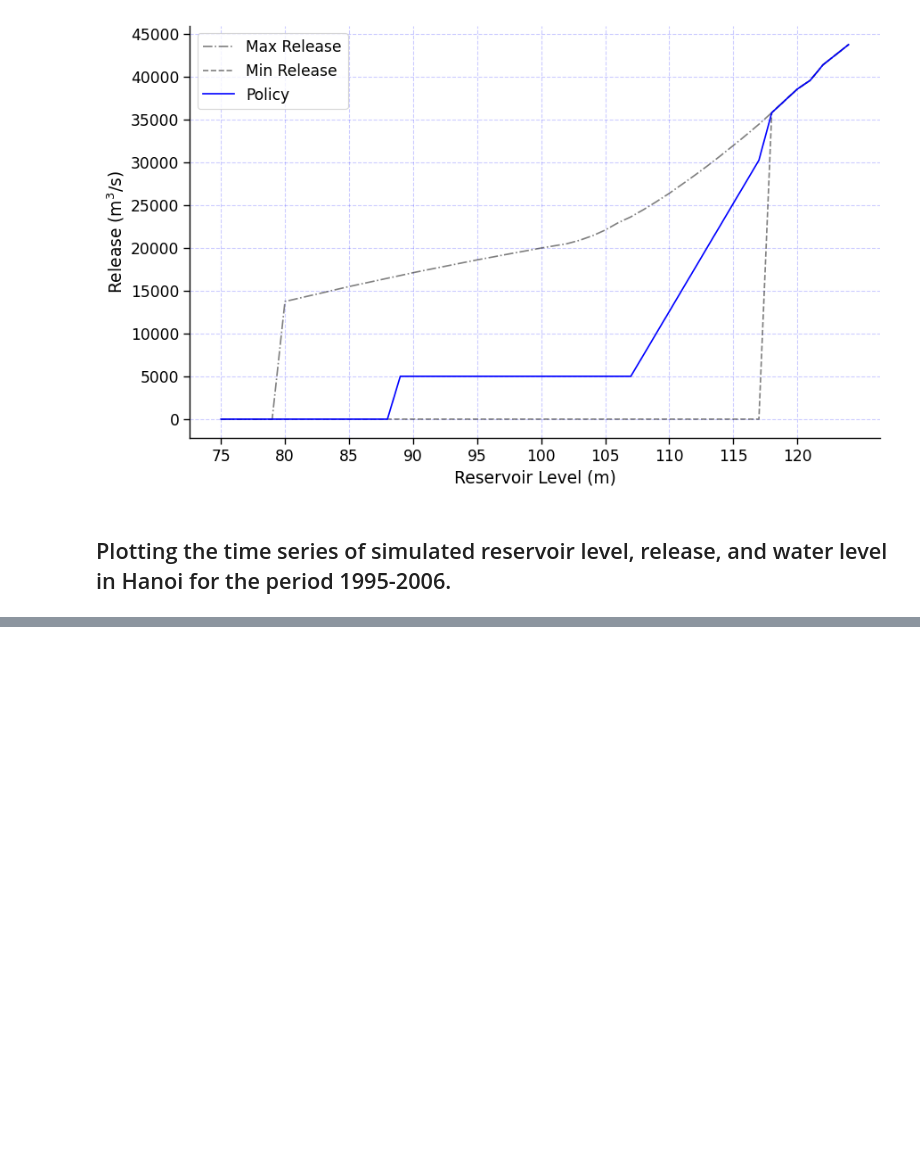
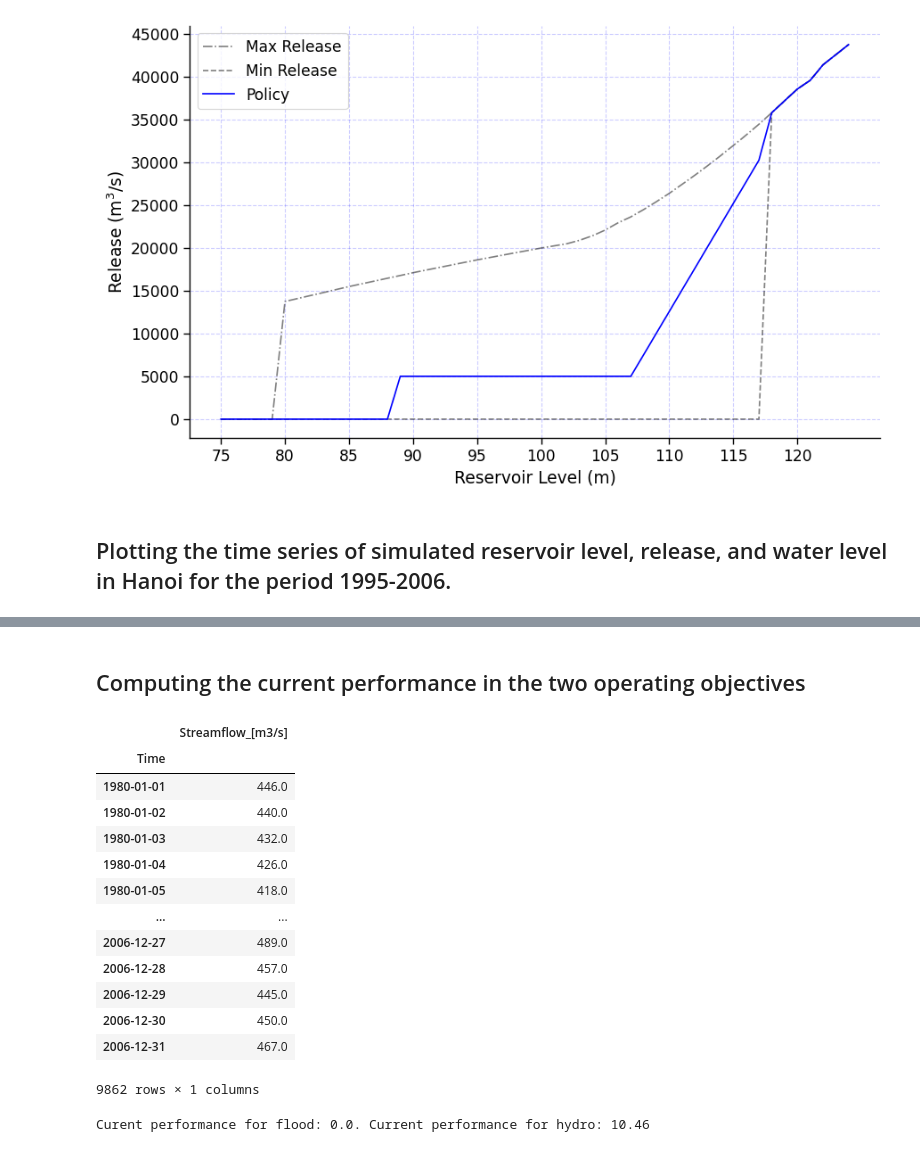
Before and after one commit to CooperBigFoot/optimal-wat-allocation, a Jupyter notebook: code/eda.ipynb, the cells around one changed output, grey strips where cells are left out. Drawn from its saved outputs; the diff is of its cells as text; code cells hidden in the pictures; blank space fills up the shorter version.

```diff
--- a/code/eda.ipynb
+++ b/code/eda.ipynb
@@ -147,0 +172,28 @@ plt.show()
+# %% [markdown]
+## Computing the current performance in the two operating objectives
+# %%
+inflow_resrvoir = read_a_mat(a)
+inflow_resrvoir = inflow_resrvoir['1980':'2006']
+inflow_resrvoir
+# %% [output]
+|  | Streamflow_[m3/s] |
+| Time |  |
+| 1980-01-01 | 446.0 |
+| 1980-01-02 | 440.0 |
+| 1980-01-03 | 432.0 |
+| 1980-01-04 | 426.0 |
+| 1980-01-05 | 418.0 |
+| ... | ... |
+| 2006-12-27 | 489.0 |
+| 2006-12-28 | 457.0 |
+| 2006-12-29 | 445.0 |
+| 2006-12-30 | 450.0 |
+| 2006-12-31 | 467.0 |
+9862 rows × 1 columns
+# %%
+J_Flood = OF_flood(ht_HN=simul["h_HaNoi"])
+J_HP = OF_hydro(qt=inflow_resrvoir, rt=simul["releaase"], ht=simul["res_lvl"])
+
+print(f'Curent performance for flood: {J_Flood}. Current performance for hydro: {J_HP}')
+# %% [output]
+Curent performance for flood: 0.0. Current performance for hydro: 10.46
```
Also changed, not shown: parts of 7 cells of this notebook, 2 other files.
